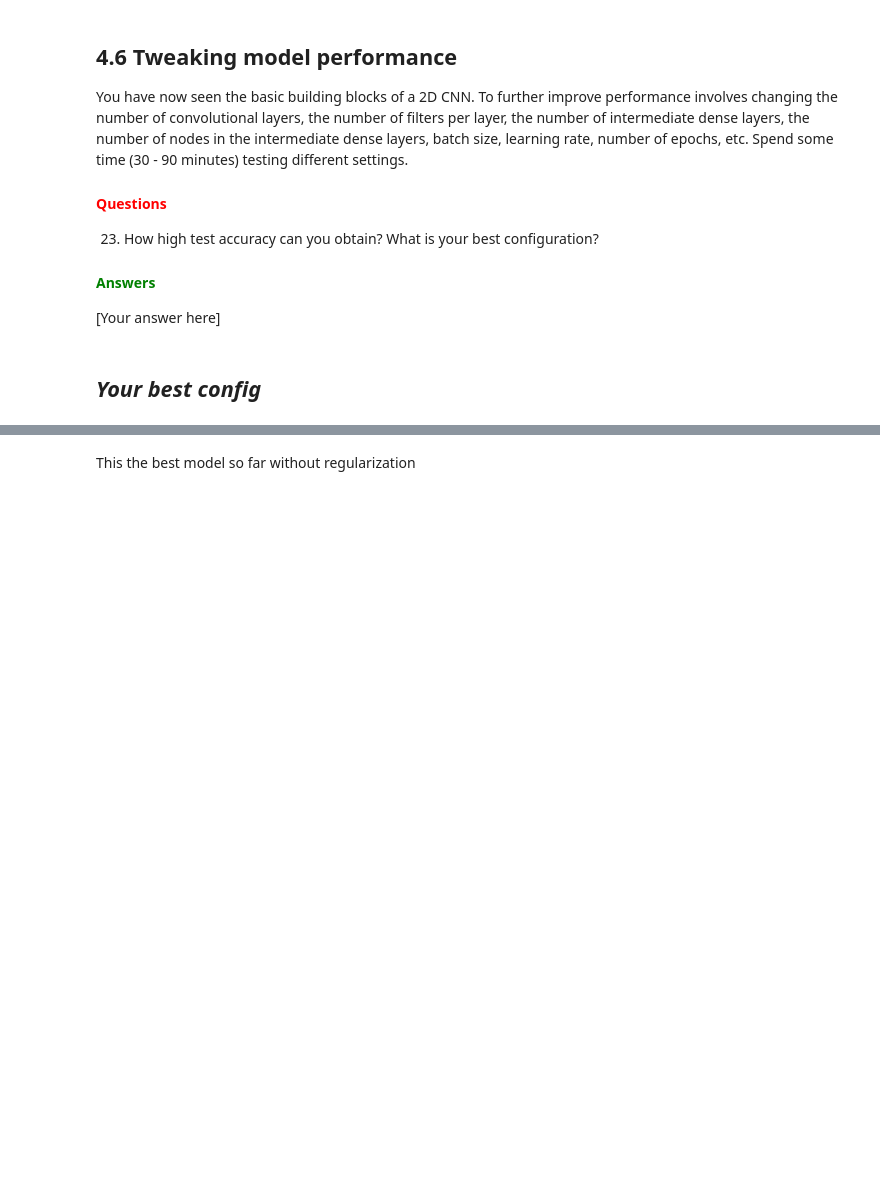
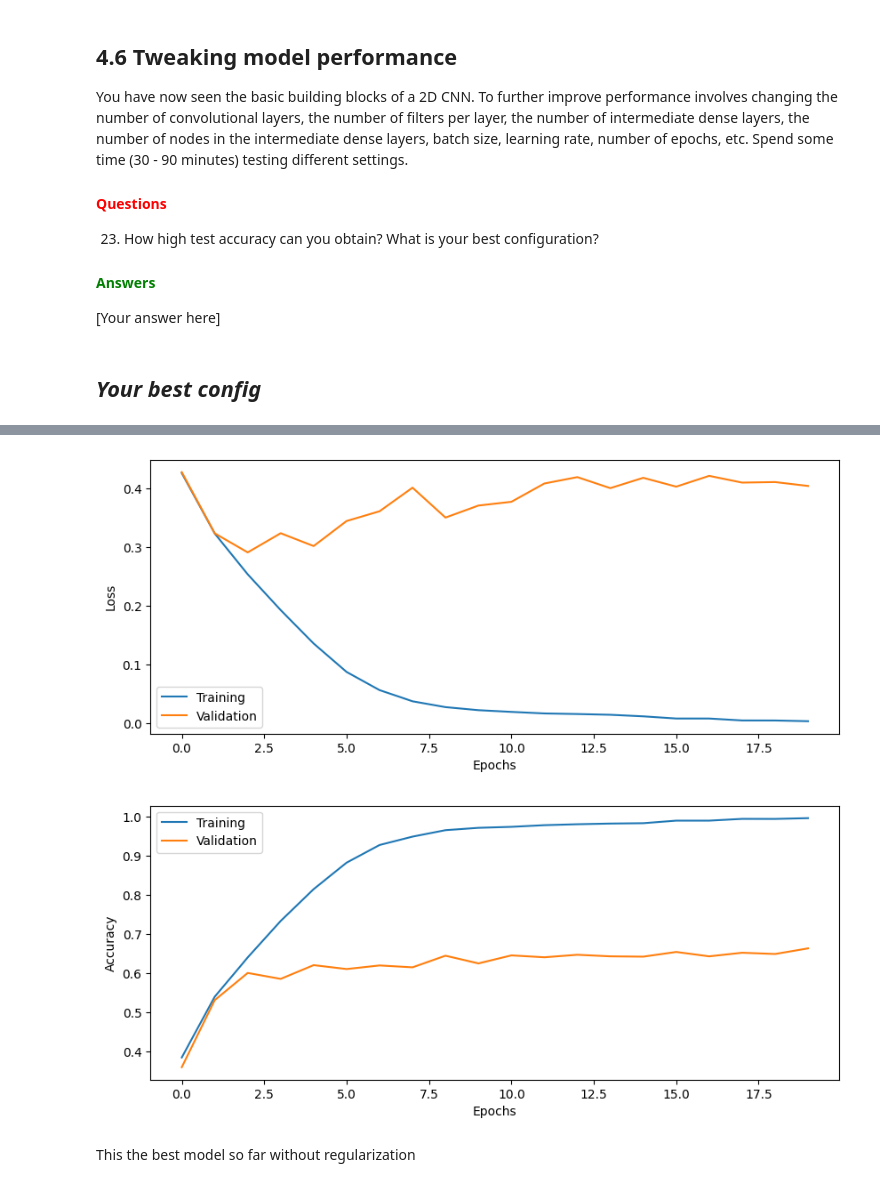
Before and after one commit to arreen/deeplearninglabs, a Jupyter notebook: 3_CNN/CNN_Lab_AB2.ipynb, the cells around one changed output, grey strips where cells are left out. Cells and saved outputs as stored; diff of their text form; code cells hidden in the pictures; blank space fills up the shorter version.

```diff
--- a/3_CNN/CNN_Lab_AB2.ipynb
+++ b/3_CNN/CNN_Lab_AB2.ipynb
@@ -830,3 +836,8 @@ Test accuracy: 0.6470
+# %%
+plot_results(history4)
+# %% [output]
+[figure, added]
+[figure, added]
 # %% [markdown]
 This the best model so far without regularization
 # %%
```
Also changed, not shown: parts of 13 cells of this notebook, 1 other file.
